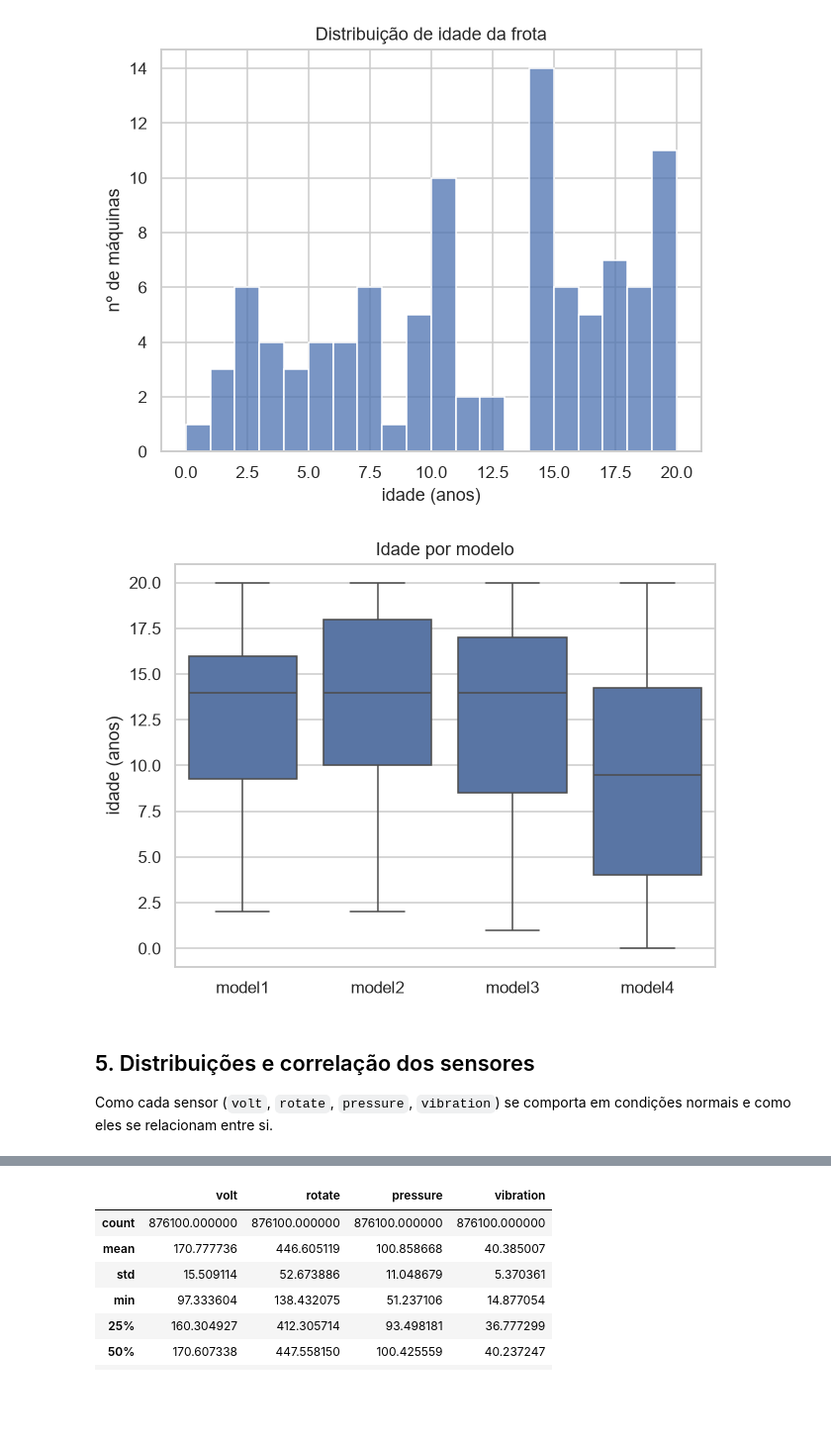
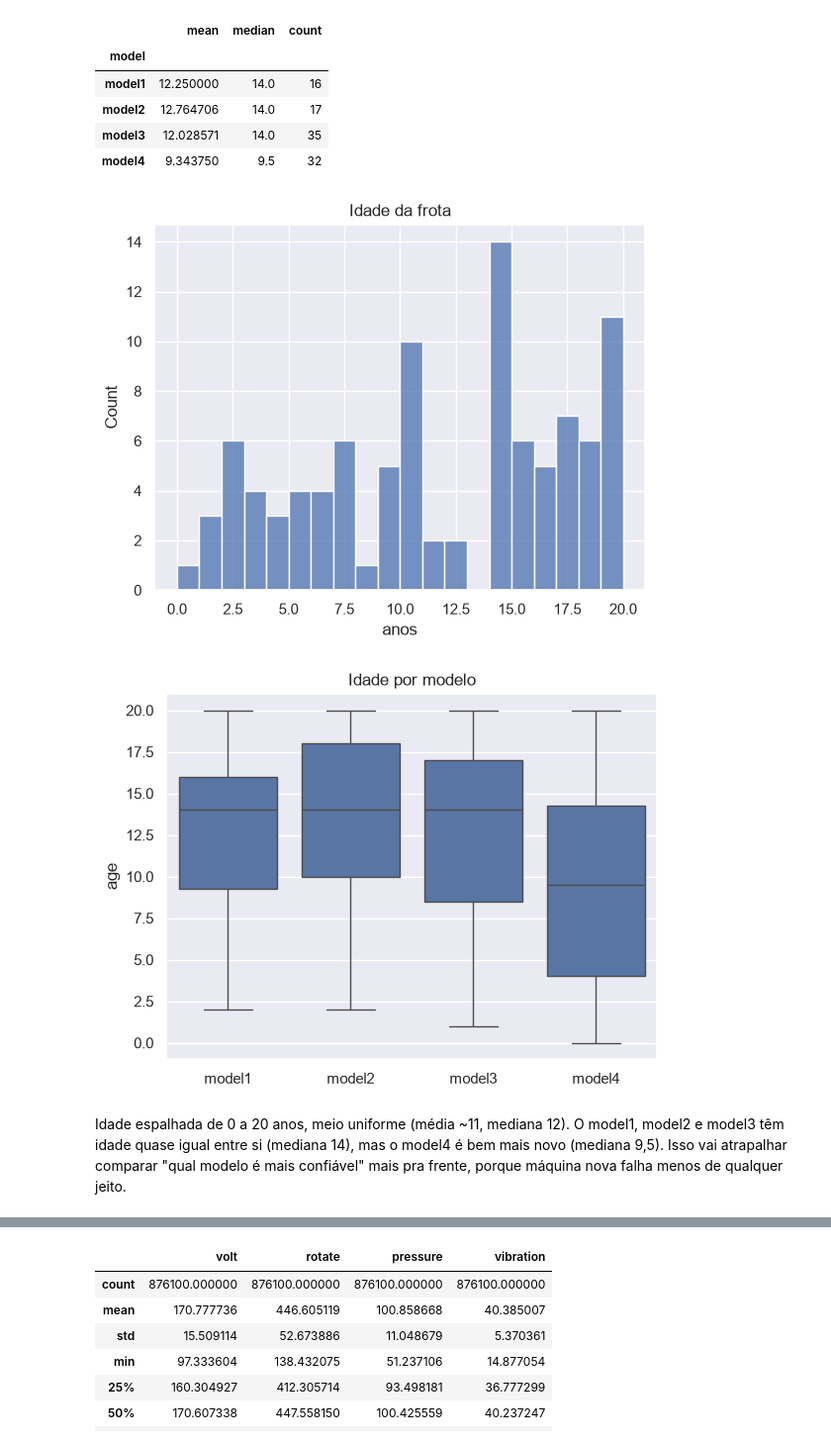
Before and after one commit to MichaellVianna/P03-sensores-industriais-exploracao, a Jupyter notebook: notebooks/P03_exploracao_sensores.ipynb, the cells around one changed output, grey strips where cells are left out. Shown at 99% size. Cells and saved outputs as stored; diff of their text form; code cells hidden in the pictures; blank space fills up the shorter version.

```diff
--- a/notebooks/P03_exploracao_sensores.ipynb
+++ b/notebooks/P03_exploracao_sensores.ipynb
@@ -16,10 +14,4 @@ import numpy as np
 import matplotlib.pyplot as plt
 import seaborn as sns
 
-sns.set_theme(style="whitegrid")
-plt.rcParams["figure.dpi"] = 110
-
-IMG = "../images"   # pasta onde as figuras usadas no README são salvas
-
-def salvar(nome):
-    plt.savefig(f"{IMG}/{nome}", dpi=120, bbox_inches="tight")
+sns.set_theme()
@@ -120,17 +98,26 @@ Name: age, dtype: float64
+# %%
+machines.groupby("model")["age"].agg(["mean", "median", "count"])
+# %% [output]
+|  | mean | median | count |
+| model |  |  |  |
+| model1 | 12.250000 | 14.0 | 16 |
+| model2 | 12.764706 | 14.0 | 17 |
+| model3 | 12.028571 | 14.0 | 35 |
+| model4 | 9.343750 | 9.5 | 32 |
 # %%
-ax = sns.histplot(data=machines, x="age", bins=20)
-ax.set(title="Distribuição de idade da frota", xlabel="idade (anos)", ylabel="nº de máquinas");
+sns.histplot(data=machines, x="age", bins=20)
+plt.title("Idade da frota")
+plt.xlabel("anos");
 # %% [output]
-[figure, old version]
+[figure, new version]
 # %%
-ordem = ["model1", "model2", "model3", "model4"]
-ax = sns.boxplot(data=machines, x="model", y="age", order=ordem)
-ax.set(title="Idade por modelo", xlabel="", ylabel="idade (anos)")
-salvar("01_idade_por_modelo.png")
+sns.boxplot(data=machines, x="model", y="age", order=["model1", "model2", "model3", "model4"])
+plt.title("Idade por modelo")
+plt.xlabel("");
 # %% [output]
-[figure, old version]
+[figure, new version]
-# %% [markdown]
-## 5. Distribuições e correlação dos sensores
-
-Como cada sensor (`volt`, `rotate`, `pressure`, `vibration`) se comporta em condições
-normais e como eles se relacionam entre si.
+# %% [markdown]
+Idade espalhada de 0 a 20 anos, meio uniforme (média ~11, mediana 12). O model1, model2 e
+model3 têm idade quase igual entre si (mediana 14), mas o model4 é bem mais novo (mediana 9,5).
+Isso vai atrapalhar comparar "qual modelo é mais confiável" mais pra frente, porque máquina
+nova falha menos de qualquer jeito.
```
Also changed, not shown: parts of 62 cells of this notebook, 14 other files.
